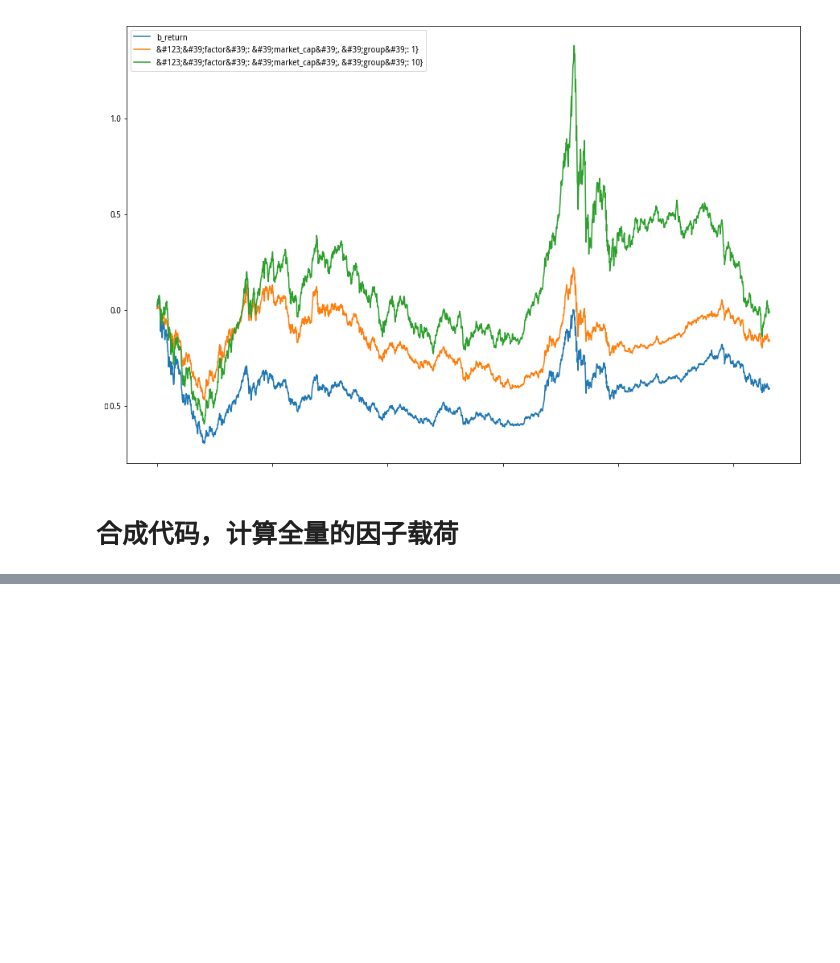
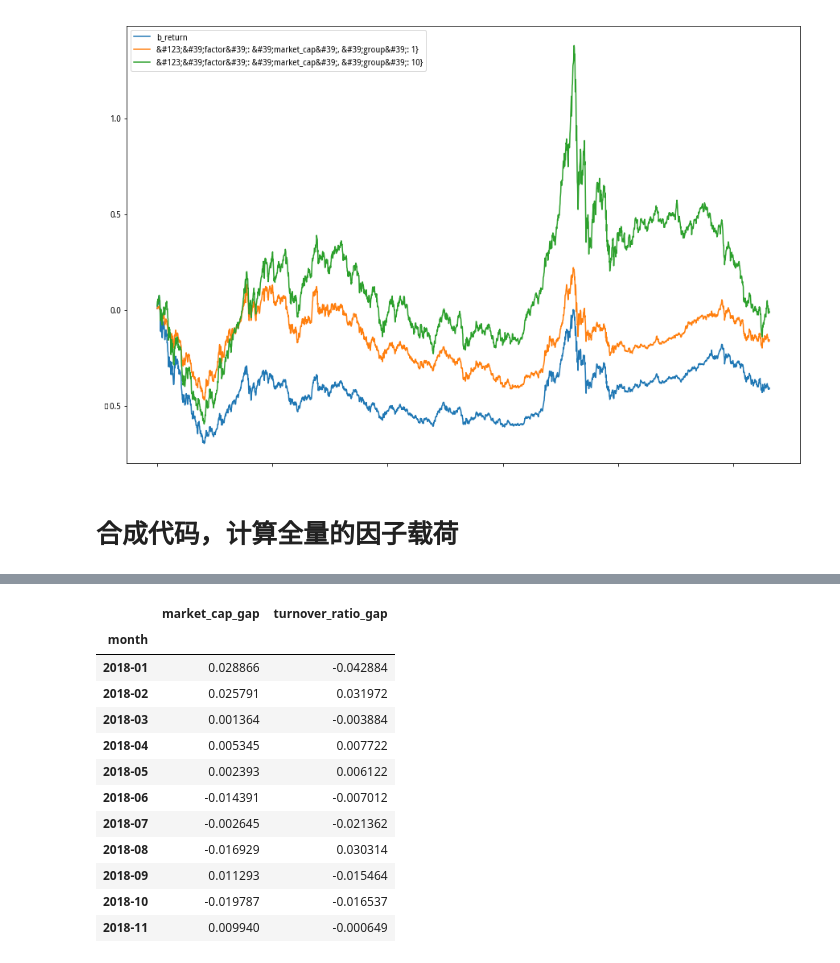
Before and after one commit to RufusTang/Factor_Regression, a Jupyter notebook: Factor_Loading.ipynb, the cells around one changed output, grey strips where cells are left out. Drawn from its saved outputs; the diff is of its cells as text; code cells hidden in the pictures; blank space fills up the shorter version.

```diff
--- a/Factor_Loading.ipynb
+++ b/Factor_Loading.ipynb
@@ -272,0 +459,16 @@ result_factor_pd
+# %%
+result_factor_pd.to_csv('result_factor_pd_by_month_no_reverse.csv')
+# %% [output]
+|  | market_cap_gap | turnover_ratio_gap |
+| month |  |  |
+| 2018-01 | 0.028866 | -0.042884 |
+| 2018-02 | 0.025791 | 0.031972 |
+| 2018-03 | 0.001364 | -0.003884 |
+| 2018-04 | 0.005345 | 0.007722 |
+| 2018-05 | 0.002393 | 0.006122 |
+| 2018-06 | -0.014391 | -0.007012 |
+| 2018-07 | -0.002645 | -0.021362 |
+| 2018-08 | -0.016929 | 0.030314 |
+| 2018-09 | 0.011293 | -0.015464 |
+| 2018-10 | -0.019787 | -0.016537 |
+| 2018-11 | 0.009940 | -0.000649 |
```
Also changed, not shown: parts of 8 cells of this notebook.
